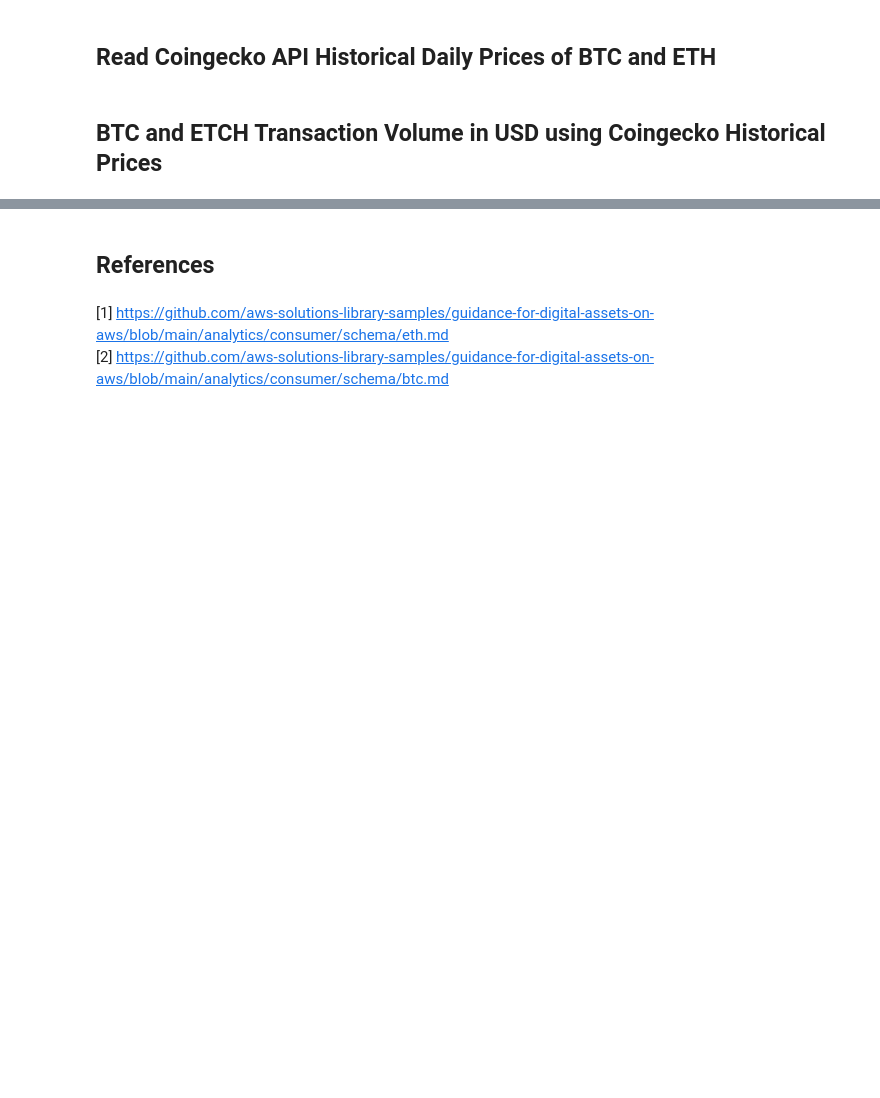
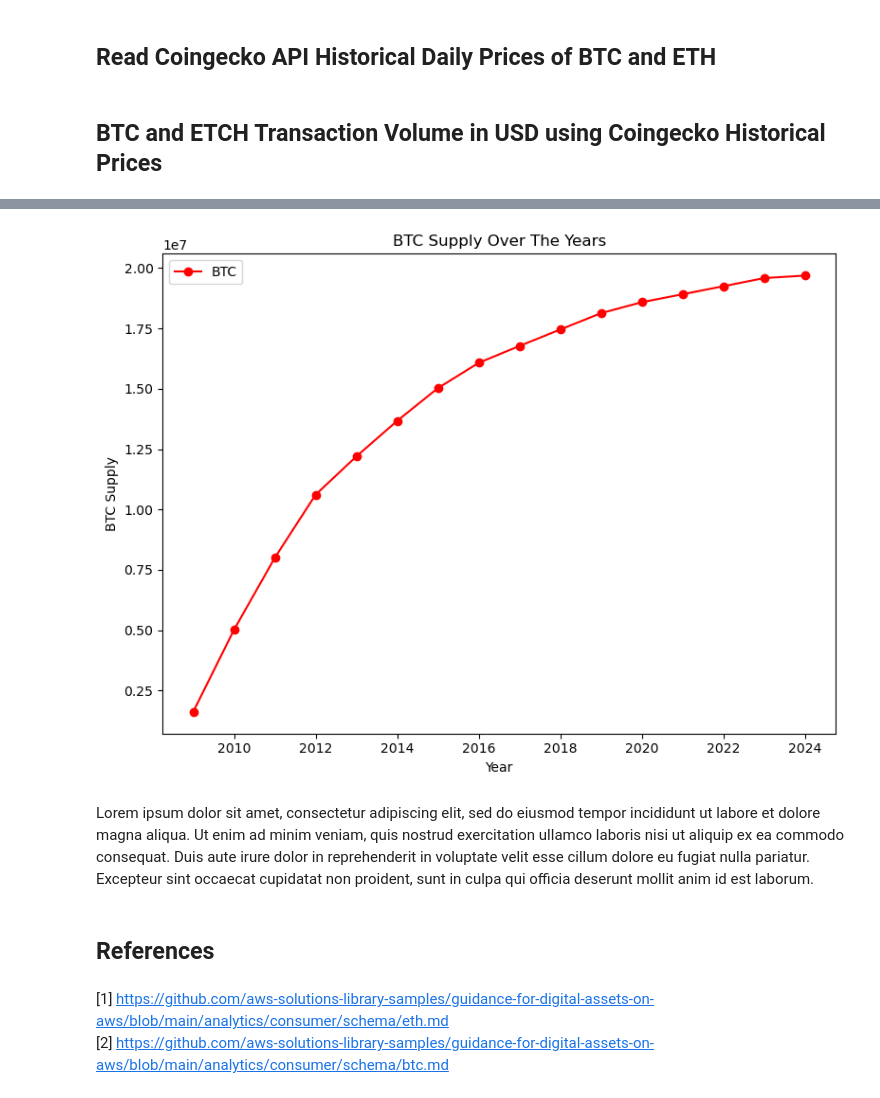
Before and after one commit to vsitucal-personal/bdcc_lab, a Jupyter notebook: BDCC_Lab.ipynb, the cells around one changed output, grey strips where cells are left out. Drawn from its saved outputs; the diff is of its cells as text; code cells hidden in the pictures; blank space fills up the shorter version.

```diff
--- a/BDCC_Lab.ipynb
+++ b/BDCC_Lab.ipynb
@@ -41,6 +41,8 @@ spark.conf.set("spark.sql.execution.arrow.pyspark.enabled", "true")
 df_eth_trans = spark.read.option("mergeSchema", "true").parquet("/mnt/data/public/aws-public-blockchain/v1.0/eth/transactions/")
 # %%
 df_btc_trans = spark.read.option("mergeSchema", "true").parquet("/mnt/data/public/aws-public-blockchain/v1.0/btc/transactions/")
+# %%
+df_btc_blocks = spark.read.option("mergeSchema", "true").parquet("/mnt/data/public/aws-public-blockchain/v1.0/btc/blocks/")
 # %% [markdown]
 ## ETH Transactions Schema
 # %%
@@ -482,0 +561,17 @@ volume
+# %%
+tps_trans = spark.sql("""
+select year, (CASE
+  WHEN number<210000 THEN 50*number
+  WHEN number<420000 THEN (210000-1)*50+25*(number-210000)
+  WHEN number<630000 THEN (210000-1)*50+25*210000+12.5*(number-420000)
+  ELSE (210000-1)*50+25*210000+12.5*210000+6.25*(number-630000)
+  END) as reward
+from (
+    select
+        year(TO_DATE(date)) as year,
+        max(number) as number
+    from df_btc_blocks
+    group by year
+) order by year
+""").toPandas()
+tps_trans
@@ -483,3 +596,21 @@ volume
+# %%
+plot_multiple_line_graphs2(
+    x_list=[tps_trans["year"]],
+    y_list=[
+        (tps_trans["reward"], "BTC", "r",)
+    ],
+    x_labels=["Year"],
+    y_labels=["BTC Supply"],
+    titles=["BTC Supply Over The Years"],
+    use_k=[False],
+    use_legend=[True],
+    show_grid=False,
+    max_cols=1,
+)
+# %% [output]
+[figure, added]
+# %% [markdown]
+Lorem ipsum dolor sit amet, consectetur adipiscing elit, sed do eiusmod tempor incididunt ut labore et dolore magna aliqua. Ut enim ad minim veniam, quis nostrud exercitation ullamco laboris nisi ut aliquip ex ea commodo consequat. Duis aute irure dolor in reprehenderit in voluptate velit esse cillum dolore eu fugiat nulla pariatur. Excepteur sint occaecat cupidatat non proident, sunt in culpa qui officia deserunt mollit anim id est laborum.
 # %% [markdown]
 ## References
 # %% [markdown]
```
Also changed, not shown: parts of 10 cells of this notebook.
